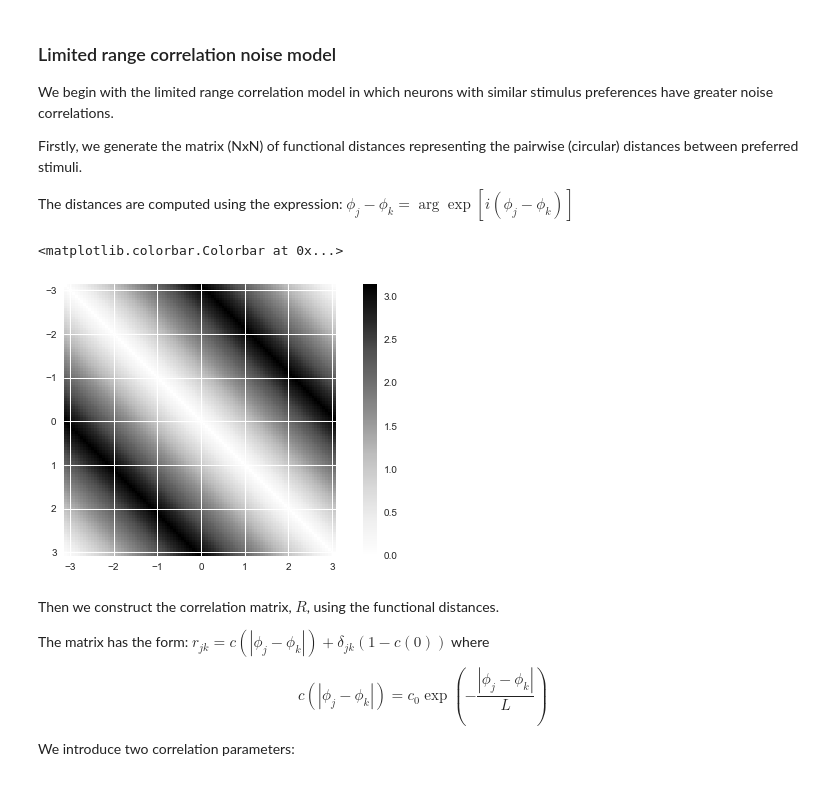
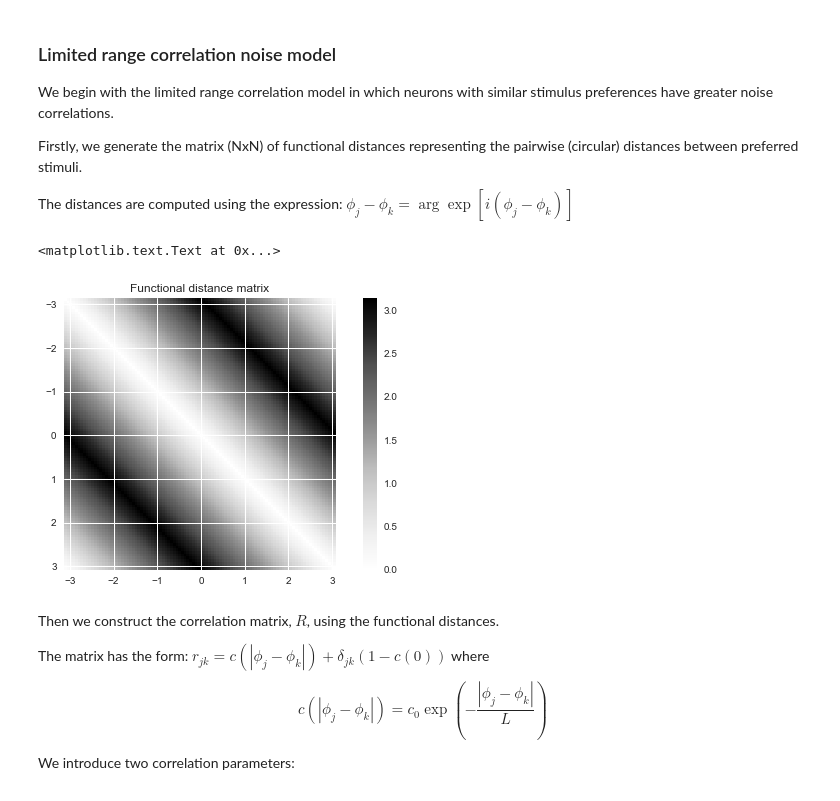
Before and after one commit to dtailor17/neural-population-codes, a Jupyter notebook: noise_correlations.ipynb, the cells around one changed output. Drawn from its saved outputs; the diff is of its cells as text; code cells hidden in the pictures.

```diff
--- a/noise_correlations.ipynb
+++ b/noise_correlations.ipynb
@@ -92,10 +92,11 @@ PREF_ANG_DISTS = absolute(angle(exp(1j * PREF_ANG_DISTS))) # in range [0,pi]
 # %%
 data_coords = [PREF_STIMS[0], PREF_STIMS[-1], PREF_STIMS[-1], PREF_STIMS[0]]
 plt.imshow(PREF_ANG_DISTS, cmap='Greys', extent=data_coords)
 plt.colorbar()
+plt.title('Functional distance matrix')
 # %% [output]
-<matplotlib.colorbar.Colorbar at 0x...>
+<matplotlib.text.Text at 0x...>
-[figure, old version]
+[figure, new version]
 # %% [markdown]
 Then we construct the correlation matrix, $R$, using the functional distances.
 
```
Also changed, not shown: parts of 6 cells of this notebook, 1 other file.
